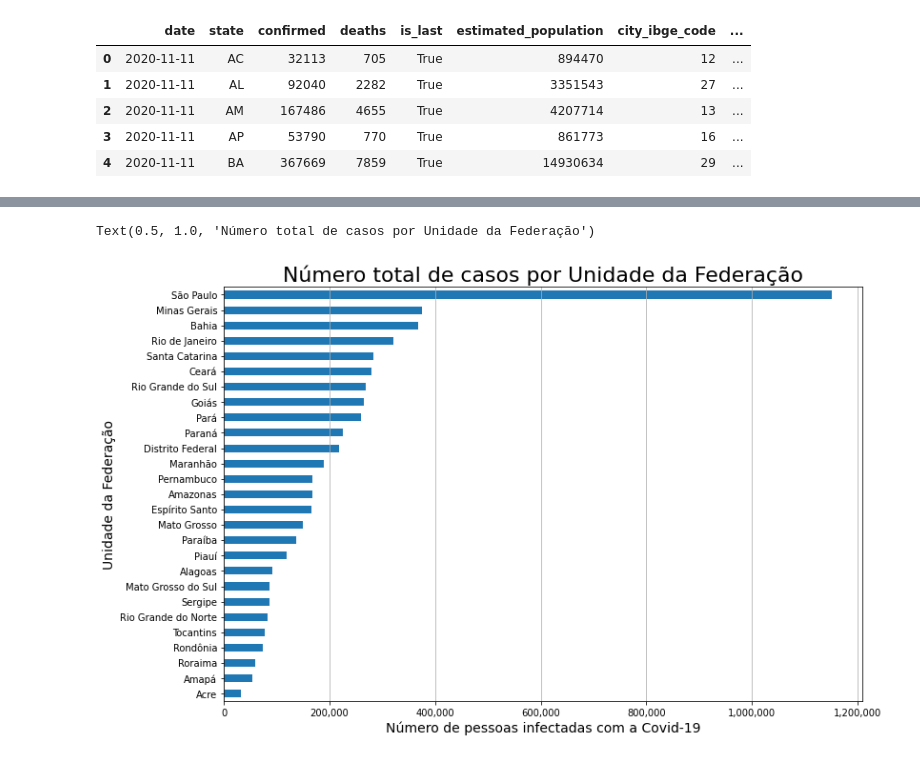
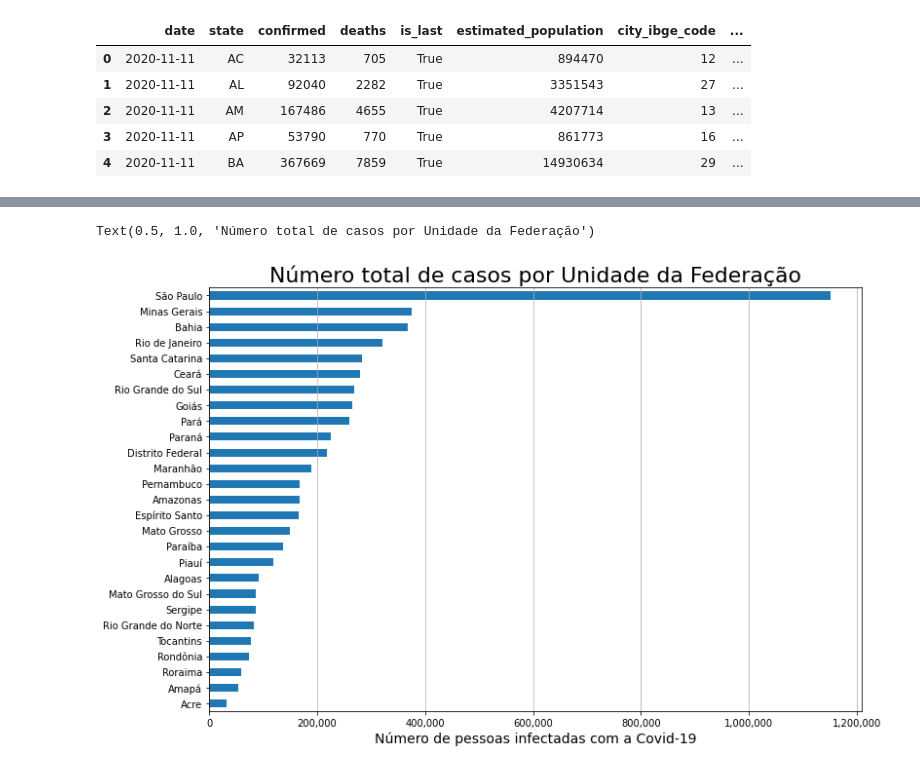
Before and after one commit to KiSobral/Covid19-Analysis, a Jupyter notebook: CovidAnalysis.ipynb, the cells around one changed output, grey strips where cells are left out. Cells and saved outputs as stored; diff of their text form; code cells hidden in the pictures.

```diff
--- a/CovidAnalysis.ipynb
+++ b/CovidAnalysis.ipynb
@@ -5,7 +5,7 @@ import pandas as pd
 import matplotlib.pyplot as plt
 import matplotlib.ticker as ticker
 # %%
-states_df = pd.read_csv('covid19-8be008a6f7a14dec9e22a3c1696abcb4.csv')
+states_df = pd.read_csv('/content/drive/MyDrive/Bootcamp/covid19-8be008a6f7a14dec9e22a3c1696abcb4.csv')
 # %%
 states_df.columns
 # %% [output]
@@ -80,10 +80,10 @@ states_df = states_df.sort_values('confirmed')
 # %%
 ax = states_df.confirmed.plot(kind="barh", figsize=(12,8))
 ax.xaxis.set_major_formatter(ticker.StrMethodFormatter("{x:,.0f}"))
 ax.set_xlabel("Número de pessoas infectadas com a Covid-19", fontsize=14)
-ax.set_ylabel("Unidade da Federação", fontsize=14)
+ax.set_ylabel("")
 plt.grid(axis='x')
 plt.title("Número total de casos por Unidade da Federação", fontsize=22)
 # %% [output]
 Text(0.5, 1.0, 'Número total de casos por Unidade da Federação')
-[figure, old version]
+[figure, new version]
```
Also changed, not shown: parts of 21 cells of this notebook.
